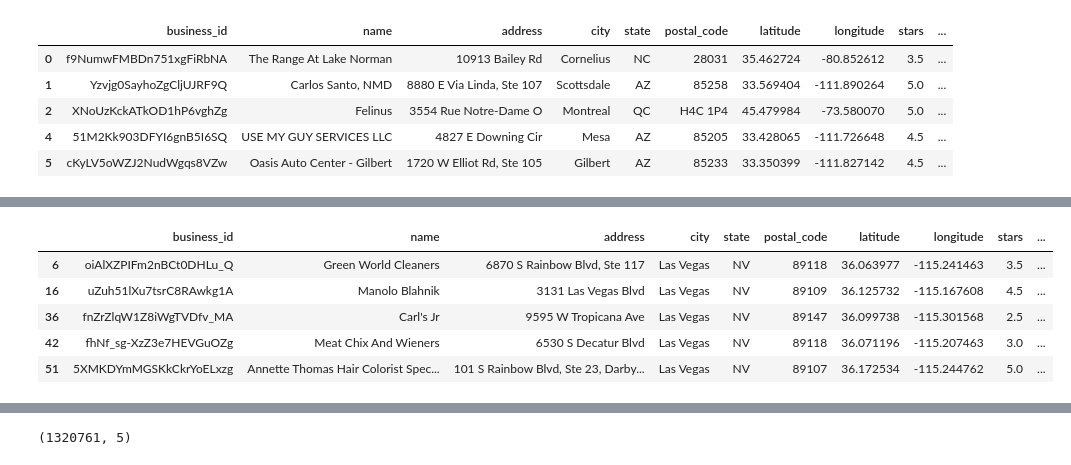
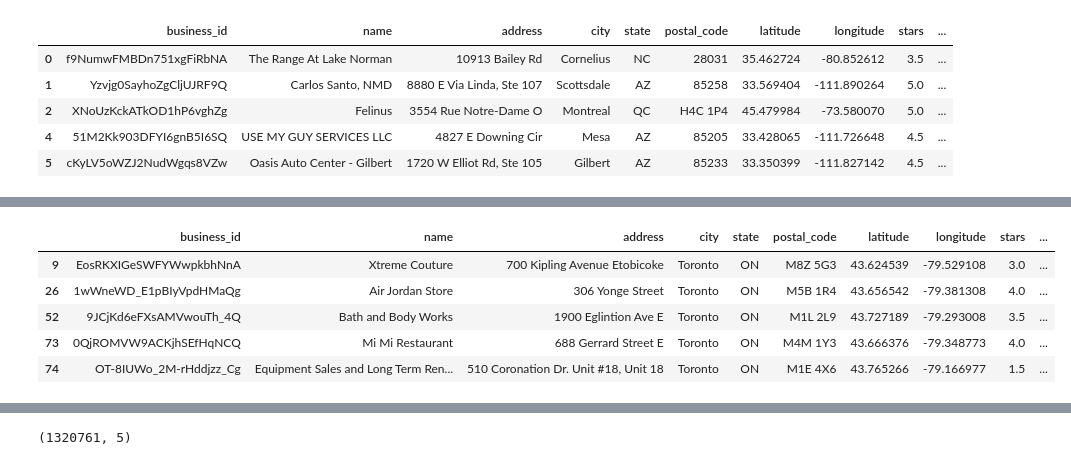
Before and after one commit to anulkar/yelp-visualizations, a Jupyter notebook: yelp_dataset_cleanup.ipynb, the cells around one changed output, grey strips where cells are left out. Saved outputs shown, nothing was run; the diff lists cells and outputs as text; code cells hidden in the pictures.

Commit message:
pandas update to filter city

```diff
--- a/yelp_dataset_cleanup.ipynb
+++ b/yelp_dataset_cleanup.ipynb
@@ -80,12 +102,13 @@ Henderson      4293
 Name: city, dtype: int64
-# %%
-# Filter on businesses that are in Las Vegas
-yelp_NV_data = yelp_business_data[yelp_business_data['city']=='Las Vegas']
-yelp_NV_data.head()
-# %% [output]
-|  | business_id | name | address | city | state | postal_code | latitude | longitude | stars | ... |
-| 6 | oiAlXZPIFm2nBCt0DHLu_Q | Green World Cleaners | 6870 S Rainbow Blvd, Ste 117 | Las Vegas | NV | 89118 | 36.063977 | -115.241463 | 3.5 | ... |
-| 16 | uZuh51lXu7tsrC8RAwkg1A | Manolo Blahnik | 3131 Las Vegas Blvd | Las Vegas | NV | 89109 | 36.125732 | -115.167608 | 4.5 | ... |
-| 36 | fnZrZlqW1Z8iWgTVDfv_MA | Carl's Jr | 9595 W Tropicana Ave | Las Vegas | NV | 89147 | 36.099738 | -115.301568 | 2.5 | ... |
-| 42 | fhNf_sg-XzZ3e7HEVGuOZg | Meat Chix And Wieners | 6530 S Decatur Blvd | Las Vegas | NV | 89118 | 36.071196 | -115.207463 | 3.0 | ... |
-| 51 | 5XMKDYmMGSKkCkrYoELxzg | Annette Thomas Hair Colorist Spec... | 101 S Rainbow Blvd, Ste 23, Darby... | Las Vegas | NV | 89107 | 36.172534 | -115.244762 | 5.0 | ... |
+# %%
+# Filter on businesses that are in Toronto ON, and have category data, dataframe was already filtered on being open
+yelp_toronto_data = yelp_business_data_new[yelp_business_data_new['categories'].notnull() & (yelp_business_data_new['city'] == "Toronto")& (yelp_business_data_new['state'] == "ON")]
+#yelp_toronto_data.describe()
+yelp_toronto_data.head()
+# %% [output]
+|  | business_id | name | address | city | state | postal_code | latitude | longitude | stars | ... |
+| 9 | EosRKXIGeSWFYWwpkbhNnA | Xtreme Couture | 700 Kipling Avenue Etobicoke | Toronto | ON | M8Z 5G3 | 43.624539 | -79.529108 | 3.0 | ... |
+| 26 | 1wWneWD_E1pBIyVpdHMaQg | Air Jordan Store | 306 Yonge Street | Toronto | ON | M5B 1R4 | 43.656542 | -79.381308 | 4.0 | ... |
+| 52 | 9JCjKd6eFXsAMVwouTh_4Q | Bath and Body Works | 1900 Eglintion Ave E | Toronto | ON | M1L 2L9 | 43.727189 | -79.293008 | 3.5 | ... |
+| 73 | 0QjROMVW9ACKjhSEfHqNCQ | Mi Mi Restaurant | 688 Gerrard Street E | Toronto | ON | M4M 1Y3 | 43.666376 | -79.348773 | 4.0 | ... |
+| 74 | OT-8IUWo_2M-rHddjzz_Cg | Equipment Sales and Long Term Ren... | 510 Coronation Dr. Unit #18, Unit 18 | Toronto | ON | M1E 4X6 | 43.765266 | -79.166977 | 1.5 | ... |
```
Also changed, not shown: parts of 7 cells of this notebook, 2 other files.
